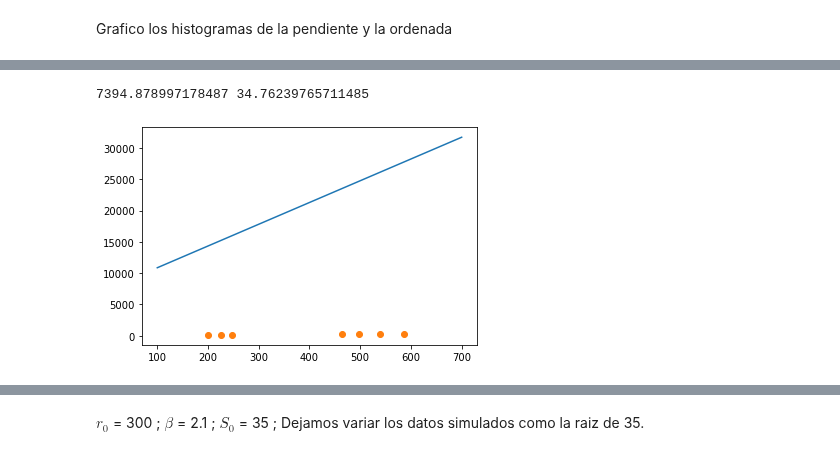
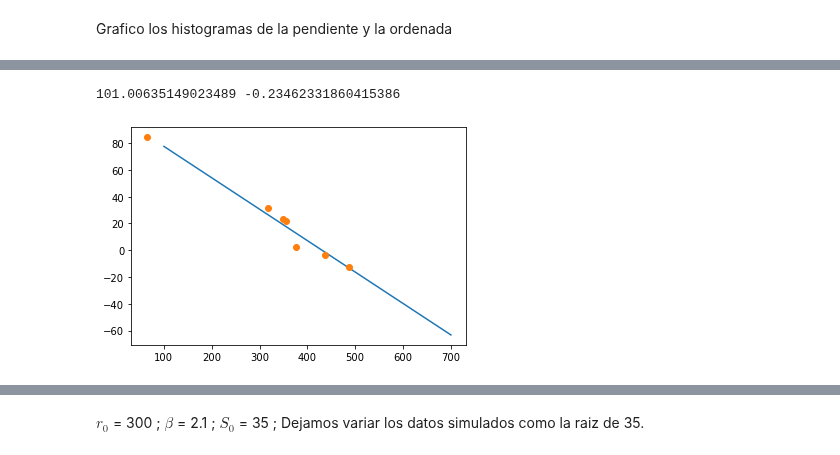
Before and after one commit to alexispacek/lab, a Jupyter notebook: Segundo ejercicio Lab 7.ipynb, the cells around one changed output, grey strips where cells are left out. Saved outputs shown, nothing was run; the diff lists cells and outputs as text; code cells hidden in the pictures.

```diff
--- a/Segundo ejercicio Lab 7.ipynb
+++ b/Segundo ejercicio Lab 7.ipynb
@@ -53,6 +53,9 @@ def func(params, x, y):
     a, b = params[0], params[1]
     residual = y-(a*x+b)
     return residual
+
+def lineal(x,a,b):
+    return a*x+b
 
 def exp(params, x, y):
     a, b = params[0], params[1]
@@ -276,25 +279,25 @@ plt.legend(fontsize=16)
 # %%
 random_point = in_hex(poligono)
 angulo = 40
 #calculo las distancias entre el evento y los 7 detectores.
 distancias = getDistances(np.asarray(pointsx),np.asarray(pointsy),random_point[0],random_point[1],simZenith(-angulo,angulo)[0],simZenith(-angulo,angulo)[1])
 #Genero la señal
-parametros = [90,-100/433]
+parametros = [100,100/433]
 y = parametros[0] - parametros[1]*np.asarray(distancias)
 #Hago el ajuste
 sigma = 5
 y_random = np.random.normal(loc = y, scale = sigma, size = len(distancias))
 #a1 = leastsq(func, params, (np.asarray(distancias), y_random))[0][1]
 #a2 = leastsq(func, params, (np.asarray(distancias), y_random))[0][0]
-test = curve_fit(func,distancias,y_random,p0=[parametros[1],parametros[0]])
+test = curve_fit(lineal,distancias,y_random,p0=[parametros[1],parametros[0]])
 x_t = np.linspace(100,700)
 y_t = test[0][1] + test[0][0]*x_t
 plt.plot(x_t,y_t)
 plt.plot(distancias,y_random,'o')
 print(test[0][1],test[0][0])
 # %% [output]
-7394.878997178487 34.76239765711485
+101.00635149023489 -0.23462331860415386
-[figure, old version]
+[figure, new version]
 # %%
 parametros = [1,2]
 x = np.linspace(2,3,11)
```
Also changed, not shown: parts of 8 cells of this notebook, 2 other files.
